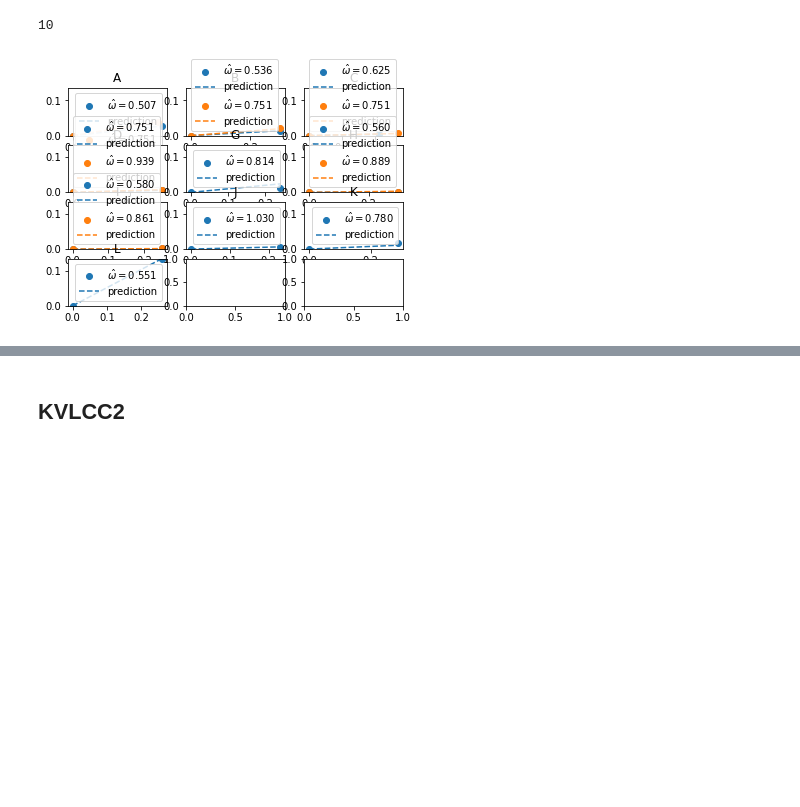
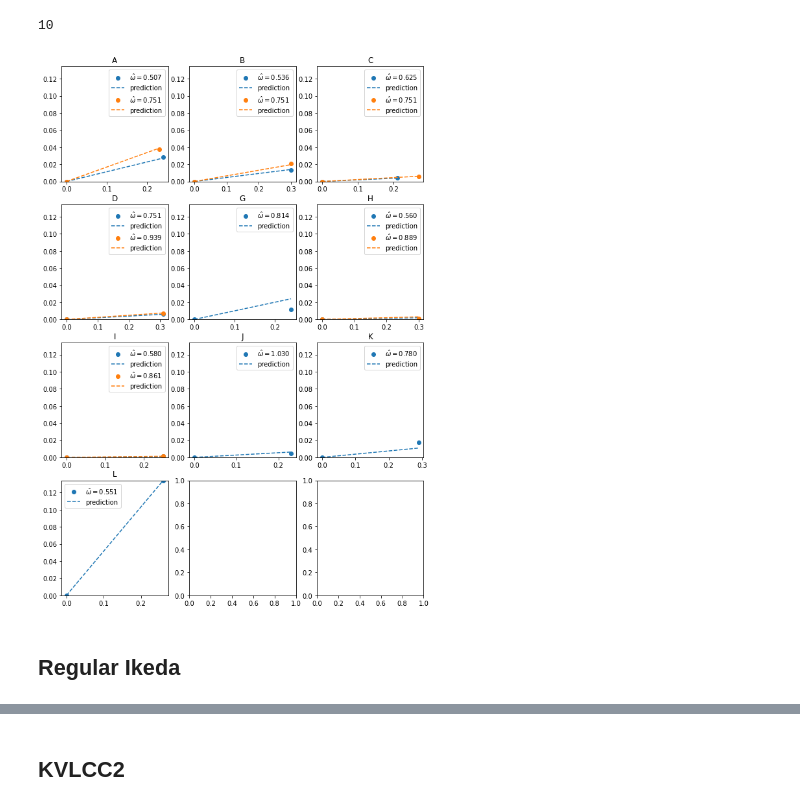
Before and after one commit to martinlarsalbert/Prediction-of-roll-motion-using-fully-nonlinear-potential-flow-and-Ikedas-method, a Jupyter notebook: reports/ISOPE_outline/00.5_ikeda_eddy_regression.ipynb, the cells around one changed output, grey strips where cells are left out. Cells and saved outputs as stored; diff of their text form; code cells hidden in the pictures; blank space fills up the shorter version.

```diff
--- a/reports/ISOPE_outline/00.5_ikeda_eddy_regression.ipynb
+++ b/reports/ISOPE_outline/00.5_ikeda_eddy_regression.ipynb
@@ -196,6 +198,9 @@ features
 data_ = data.select_dtypes(exclude='object')
 y = data_.pop('C_r')
 X = data_.copy()
+X.pop('phi_a')  # Should not depend on this according to Ikeda
+X.pop('omega_hat')  # Should not depend on this according to Ikeda
+
 feature_names = X.columns
 # %%
 from sklearn.feature_selection import RFE
@@ -259,6 +264,6 @@ df_trees.loc[2:].plot(y='score', ax=ax)
 # %%
 descision_tree = DecisionTreeRegressor(max_depth=4, random_state=42)
-rfe = RFE(estimator=descision_tree, n_features_to_select=2)
+rfe = RFE(estimator=descision_tree, n_features_to_select=3)
 rfe.fit(X,y)
 good_feature_names = feature_names[rfe.get_support()]
 X_good = X[good_feature_names].copy()
@@ -323,7 +328,7 @@ len(df_ikeda_sections.groupby(by='model'))
 # %% [output]
 10
 # %%
-def plot():
+def plot(data_pred):
 
     data_pred_groups = data_pred.groupby(by=['model','omega_hat'])
 
@@ -332,6 +337,7 @@ def plot():
 
     model_groups = df_ikeda_sections.groupby(by='model')
     fig,axes=plt.subplots(ncols=3, nrows=4)
+    fig.set_size_inches(10,15)
     axes=axes.flatten()[0:len(model_groups)]
 
     for (model_name, ikeda_data),ax in zip(model_groups,axes):
@@ -357,6 +363,8 @@ def plot():
         ax.set_ylim((0,y_max))
         ax.legend()
 # %%
-plot()
+plot(data_pred)
 # %% [output]
-[figure, old version]
+[figure, new version]
+# %% [markdown]
+## Regular Ikeda
```
Also changed, not shown: parts of 16 cells of this notebook, 5 other files.
